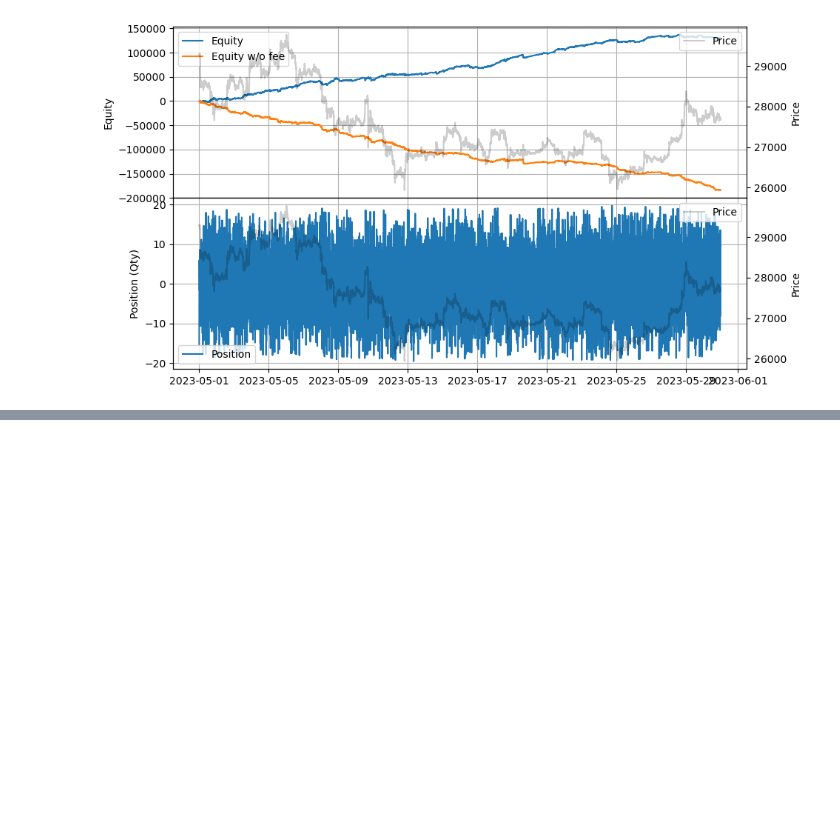
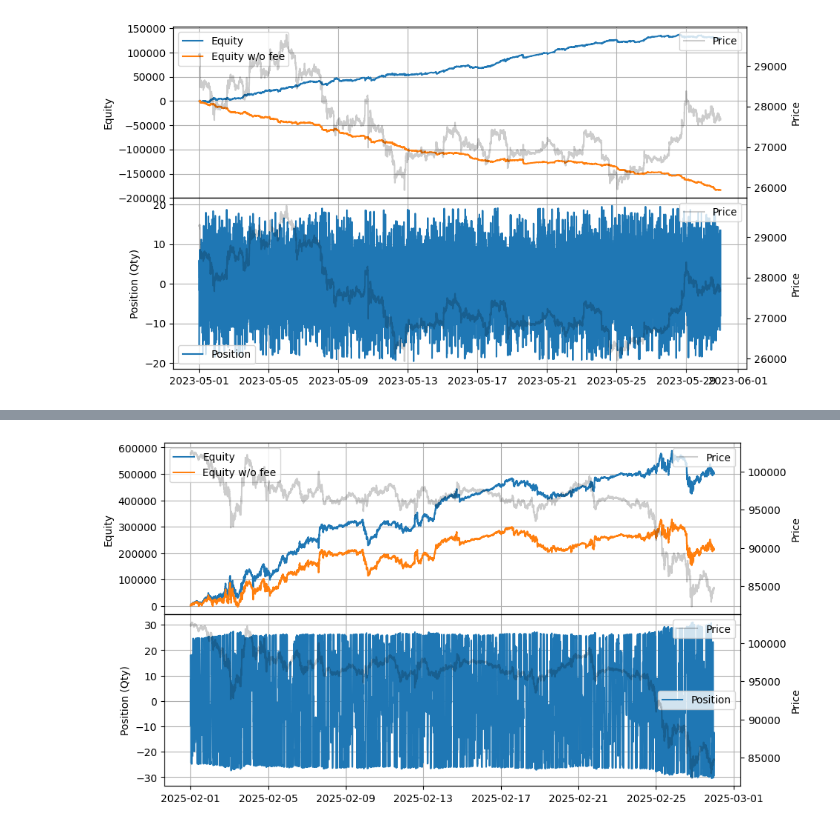
Before and after one commit to nkaz001/hftbacktest, a Jupyter notebook: examples/Market Making with Alpha - Order Book Imbalance.ipynb, the cells around one changed output, grey strips where cells are left out. Saved outputs shown, nothing was run; the diff lists cells and outputs as text; code cells hidden in the pictures; blank space fills up the shorter version.

```diff
--- a/examples/Market Making with Alpha - Order Book Imbalance.ipynb
+++ b/examples/Market Making with Alpha - Order Book Imbalance.ipynb
@@ -405,0 +472,8 @@ stats.plot()
+# %%
+data = np.load('stats/obi_btcusdt_2025.npz')['0']
+stats = (
+    LinearAssetRecord(data)
+        .resample('5m')
+        .stats()
+)
+stats.summary()
@@ -405,0 +485,4 @@ stats.plot()
+# %%
+stats.plot()
+# %% [output]
+[figure, added]
```
Also changed, not shown: parts of 3 cells of this notebook.
